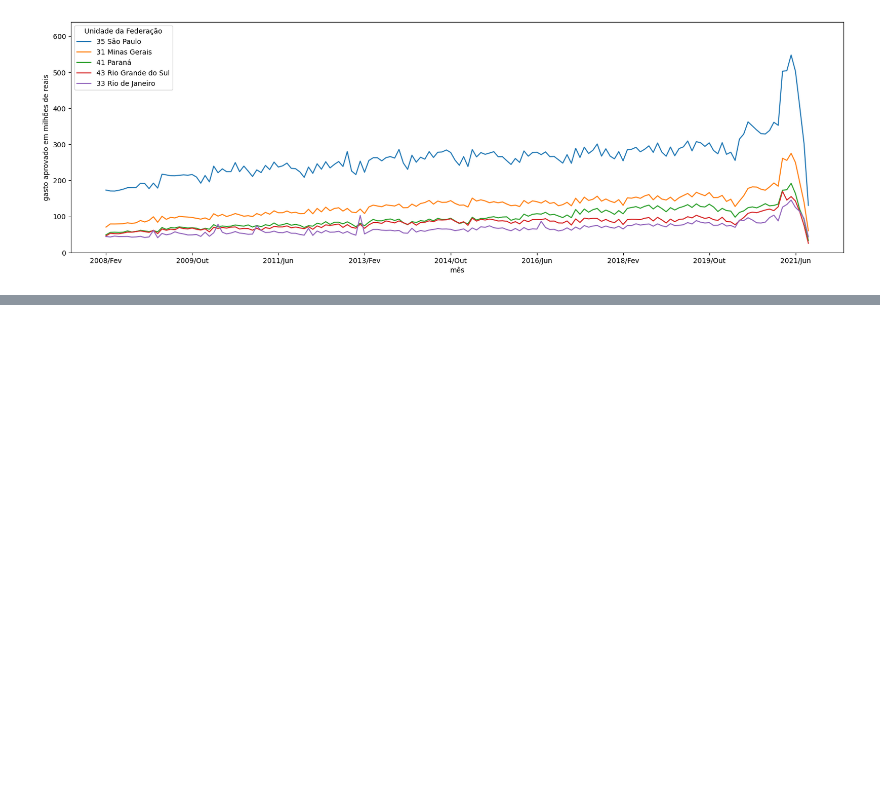
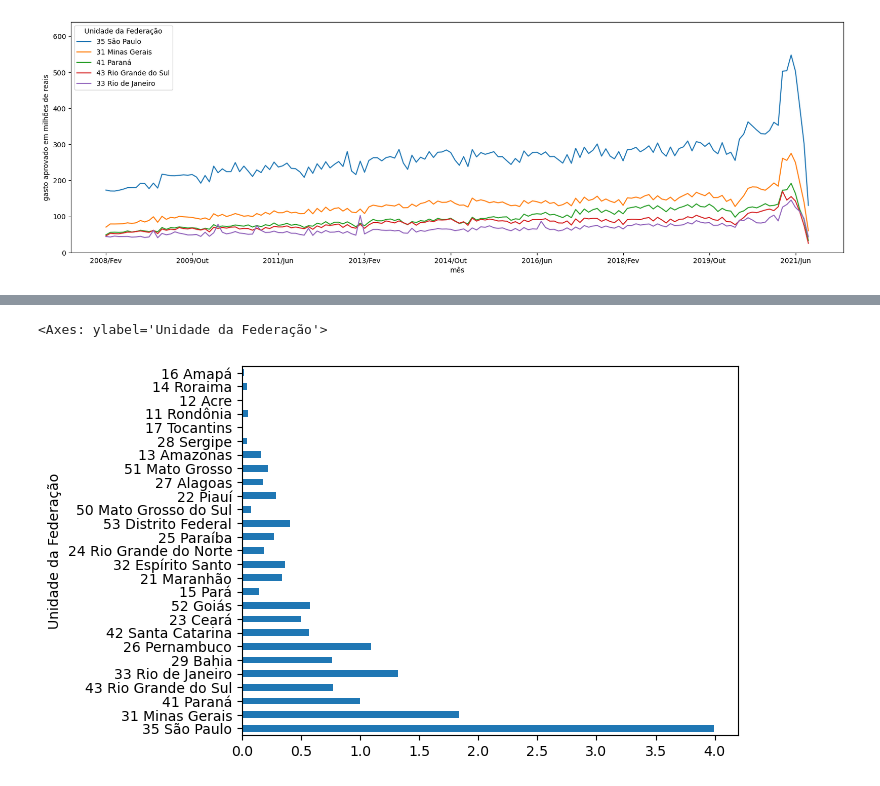
Before and after one commit to raulrosapacheco/pos-data-analytics-fiap, a Jupyter notebook: anotacoes/fase-1/analise-exploratoria-dados/producao-hospitalar.ipynb, the cells around one changed output, grey strips where cells are left out. Cells and saved outputs as stored; diff of their text form; code cells hidden in the pictures; blank space fills up the shorter version.

```diff
--- a/anotacoes/fase-1/analise-exploratoria-dados/producao-hospitalar.ipynb
+++ b/anotacoes/fase-1/analise-exploratoria-dados/producao-hospitalar.ipynb
@@ -663,0 +721,3 @@ Desafio: colocar uma grade (grid) horizontal e vertical que não seja intrusivo.
+# %%
+tabela_de_comparacao = gastos_do_mais_recente / gastos_do_mais_recente.loc["41 Paraná"]
+tabela_de_comparacao.head(5)
@@ -663,0 +732,5 @@ Desafio: colocar uma grade (grid) horizontal e vertical que não seja intrusivo.
+# %%
+tabela_de_comparacao.plot(kind="barh")
+# %% [output]
+<Axes: ylabel='Unidade da Federação'>
+[figure, added]
```
Also changed, not shown: parts of 19 cells of this notebook.
